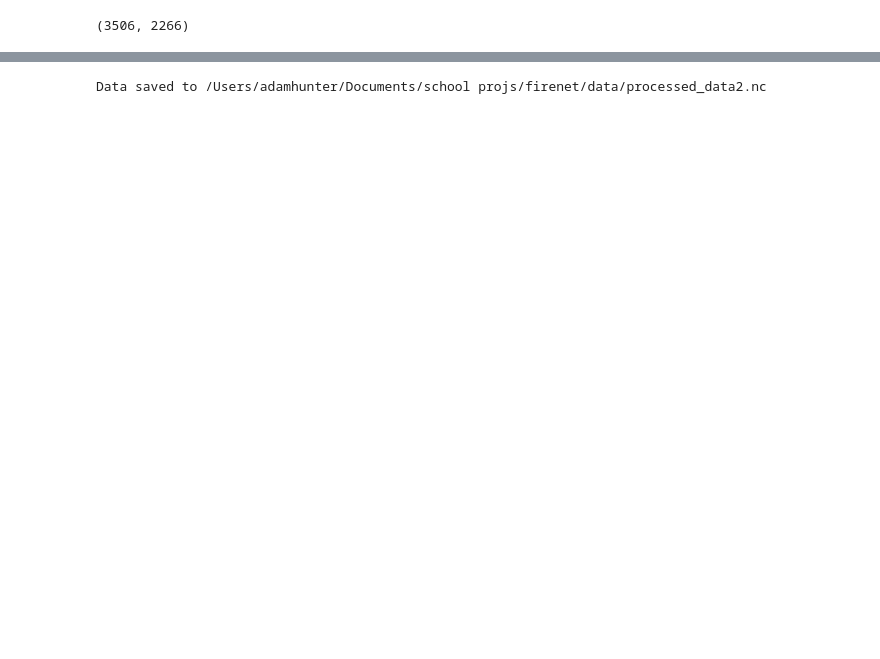
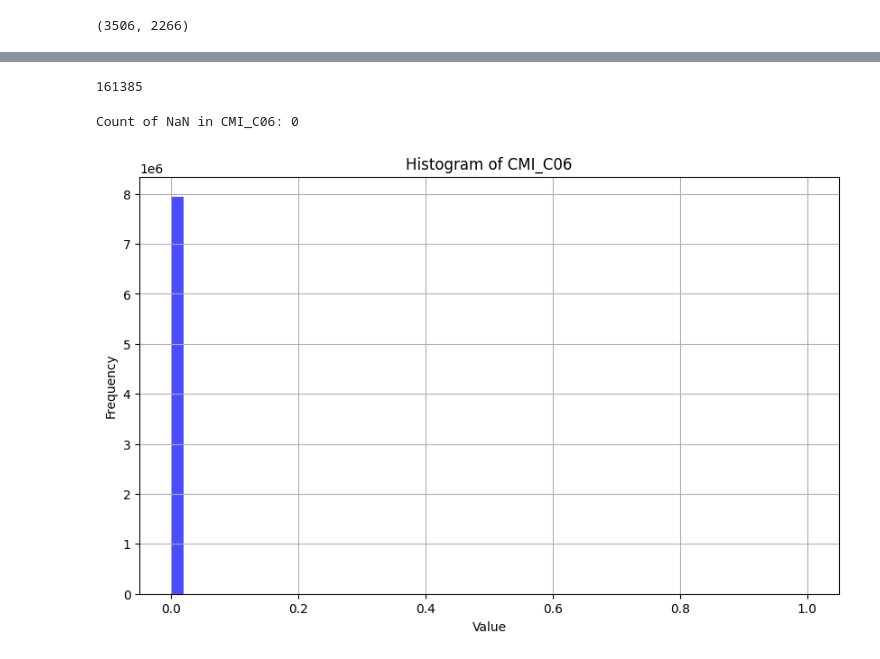
Before and after one commit to hunterad93/firenet, a Jupyter notebook: src/scratch_work/adam_scratchwork/firenet_preprocessing_function_scratch.ipynb, the cells around one changed output, grey strips where cells are left out. Cells and saved outputs as stored; diff of their text form; code cells hidden in the pictures; blank space fills up the shorter version.

```diff
--- a/src/scratch_work/adam_scratchwork/firenet_preprocessing_function_scratch.ipynb
+++ b/src/scratch_work/adam_scratchwork/firenet_preprocessing_function_scratch.ipynb
@@ -709,9 +655,51 @@ plt.show()
+# %%
+template_copy = template.copy()
 # %%
-template[list(stacked_ds.data_vars)[0]].values = np.expand_dims(stitched, axis=0)
+template_copy[list(stacked_ds.data_vars)[0]].values = np.expand_dims(stitched, axis=0)
-# %%
-# Save the modified template as a .nc file
-output_filename = "/Users/adamhunter/Documents/school projs/firenet/data/processed_data2.nc"
-template.to_netcdf(output_filename)
-print(f"Data saved to {output_filename}")
-# %% [output]
-Data saved to /Users/adamhunter/Documents/school projs/firenet/data/processed_data2.nc
+# %%
+np.sum(template_copy[list(template_copy.data_vars)[0]].values > 0)
+# %% [output]
+161385
+# %%
+def threshold_top_1_percent(dataset):
+    """
+    Thresholds the given data variable in the dataset, setting the top 1% of values to 1 and the rest to 0.
+
+    Parameters:
+    - dataset: xarray.Dataset containing the data variable to be thresholded.
+    - data_var_name: str, the name of the data variable within the dataset to apply thresholding to.
+
+    Returns:
+    - xarray.Dataset with the thresholded data variable.
+    """
+
+    # Determine the 99th percentile value (threshold)
+    threshold = 3
+    # Apply thresholding: values above threshold set to 1, else set to 0
+    first_data_var = list(dataset.data_vars)[0]
+    thresholded_values = np.where(dataset[first_data_var].values > threshold, 1, 0)
+    # Update the dataset with the thresholded values
+    dataset[first_data_var].values = thresholded_values
+
+    return dataset
+
+threshholded = threshold_top_1_percent(template_copy)
+# %%
+
+# Extract the first data variable from the thresholded dataset
+first_data_var = list(threshholded.data_vars)[0]
+data = threshholded[first_data_var].values.flatten()  # Flatten the array for histogram
+nan_count = np.isnan(threshholded[first_data_var].values).sum()
+print(f"Count of NaN in {first_data_var}: {nan_count}")
+
+# Generate the histogram
+plt.figure(figsize=(10, 6))
+plt.hist(data, bins=50, color='blue', alpha=0.7)
+plt.title(f'Histogram of {first_data_var}')
+plt.xlabel('Value')
+plt.ylabel('Frequency')
+plt.grid(True)
+plt.show()
+# %% [output]
+Count of NaN in CMI_C06: 0
+[figure, added]
```
Also changed, not shown: parts of 16 cells of this notebook.
